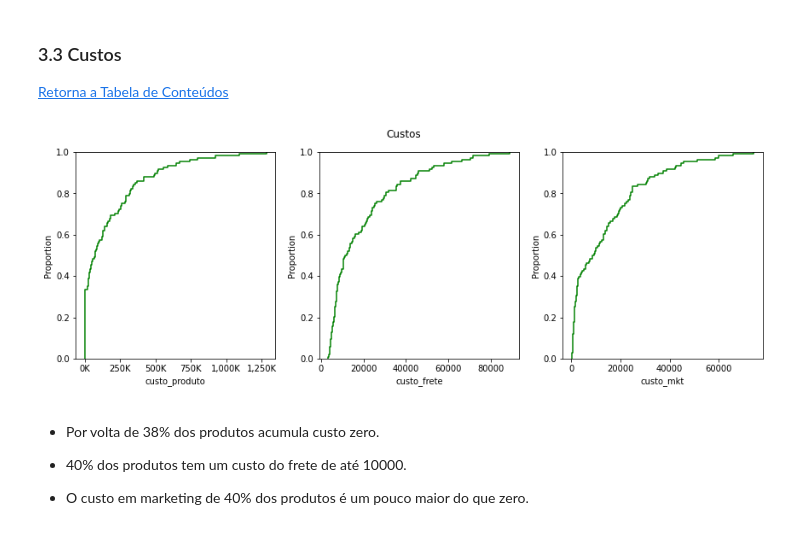
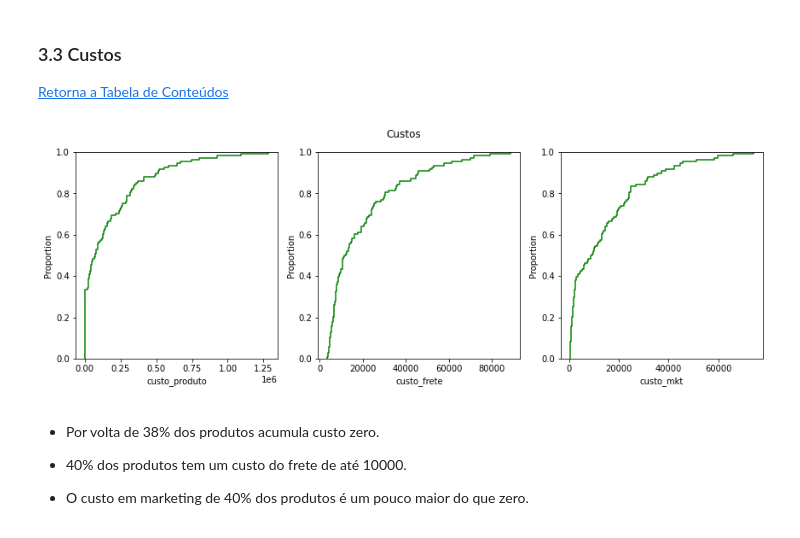
Before and after one commit to pathilink/B2W_data, a Jupyter notebook: B2W_report.ipynb, the cells around one changed output. Saved outputs shown, nothing was run; the diff lists cells and outputs as text; code cells hidden in the pictures.

```diff
--- a/B2W_report.ipynb
+++ b/B2W_report.ipynb
@@ -97,7 +105,7 @@ memory usage: 11.1+ KB
 * Não há valores nulos.
 # %%
 # correct typo
-df.loc[df['departamento'] == 'Maquinas Fotogr\xa0ficas', 'departamento'] = 'Maquinas Fotograficas'
+df.loc[df['departamento'] == 'Maquinas Fotogr\xa0ficas', 'departamento'] = 'Máquinas Fotográficas'
 # %%
 print(f"Os dados referem-se aos:")
 print(f"- meses: {df['mes'].unique().tolist()}.")
@@ -174,24 +186,24 @@ plt.tight_layout()
 # %%
 f, axes = plt.subplots(2, 3, figsize=(12, 8), sharey='col')
 #sns.despine(left=True)
 
-g=sns.ecdfplot(df['custo_produto'], ax=axes[0, 0],  color="green")
+sns.ecdfplot(df['custo_produto'], ax=axes[0, 0],  color="green")
 sns.ecdfplot(df['custo_frete'], ax=axes[0, 1],  color="green")
 sns.ecdfplot(df['custo_mkt'], ax=axes[0, 2],  color="green")
 
 f.delaxes(ax=axes[1, 0])
 f.delaxes(ax=axes[1, 1])
 f.delaxes(ax=axes[1, 2])
 
-xlabels = ['{:,.0f}'.format(x) + 'K' for x in g.get_xticks()/1000]
-g.set_xticklabels(xlabels)
+# xlabels = ['{:,.0f}'.format(x) + 'K' for x in g.get_xticks()/1000]
+# g.set_xticklabels(xlabels)
 
 # plt.setp(axes, yticks=[])
 # plt.setp(axes, xticks=[])
 plt.suptitle('Custos')
 plt.tight_layout()
 # %% [output]
-[figure, old version]
+[figure, new version]
 # %% [markdown]
 * Por volta de 38% dos produtos acumula custo zero.
 
```
Also changed, not shown: parts of 74 cells of this notebook.
